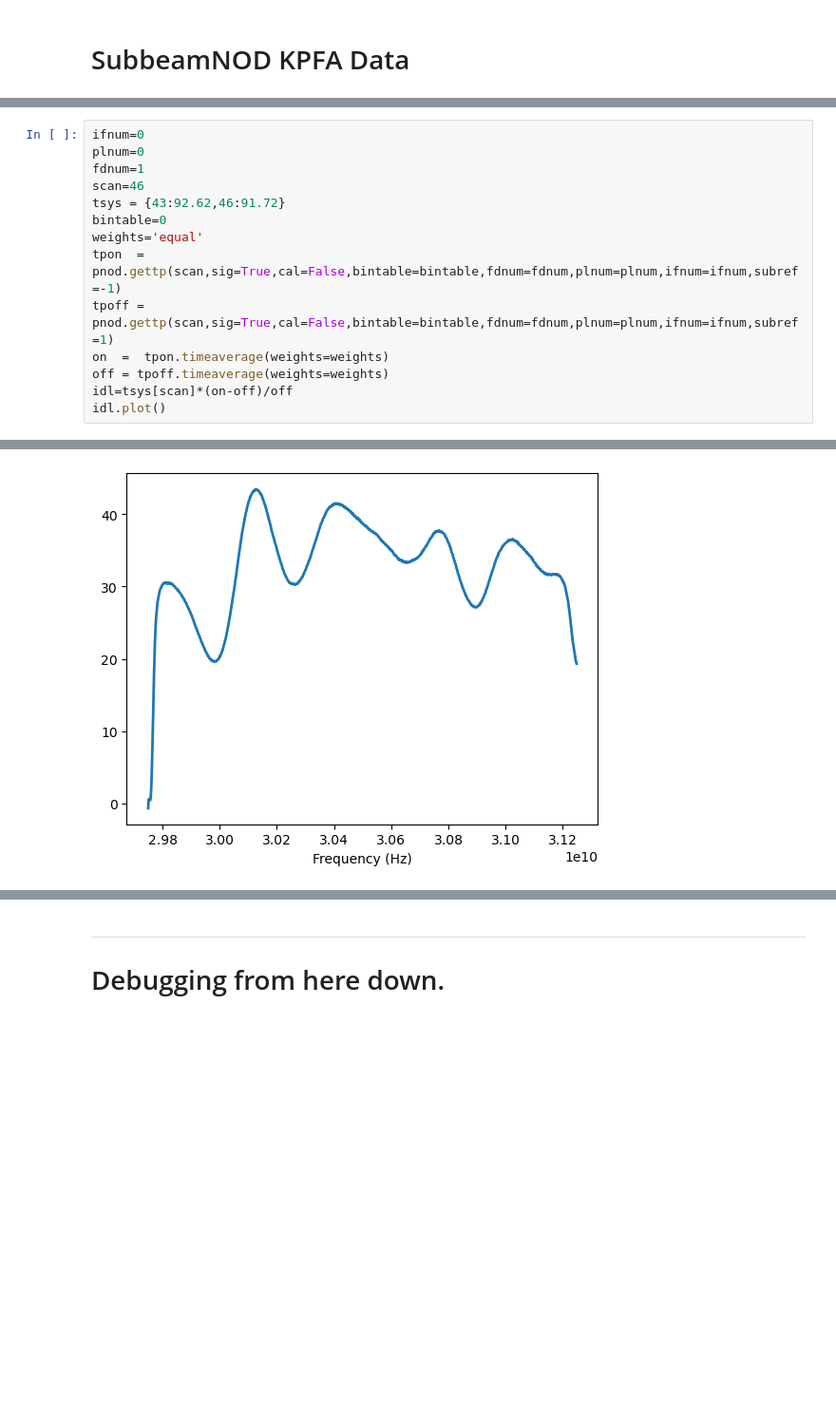
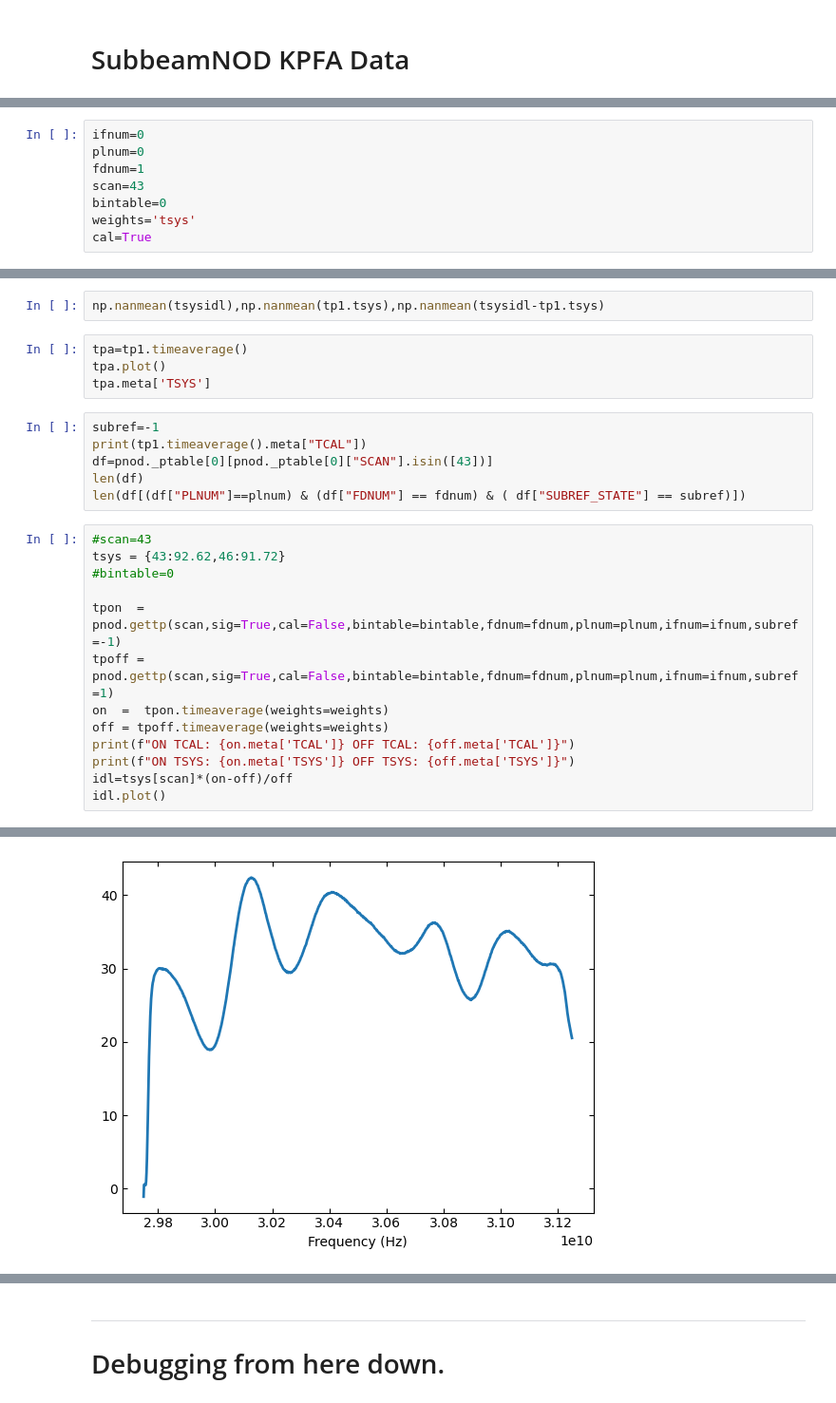
Before and after one commit to GreenBankObservatory/dysh, a Jupyter notebook: notebooks/test_sdfits.ipynb, the cells around one changed output, grey strips where cells are left out. Shown at 95% size. Saved outputs shown, nothing was run; the diff lists cells and outputs as text; blank space fills up the shorter version.

```diff
--- a/notebooks/test_sdfits.ipynb
+++ b/notebooks/test_sdfits.ipynb
@@ -146,0 +394,8 @@ WARNING: UnitsWarning: 'UTC' did not parse as fits unit: At col 0, Unit 'UTC' no
+# %%
+ifnum=0
+plnum=0
+fdnum=1
+scan=43
+bintable=0
+weights='tsys'
+cal=True
@@ -147,15 +453,26 @@ WARNING: UnitsWarning: 'UTC' did not parse as fits unit: At col 0, Unit 'UTC' no
+# %%
+np.nanmean(tsysidl),np.nanmean(tp1.tsys),np.nanmean(tsysidl-tp1.tsys)
+# %%
+tpa=tp1.timeaverage()
+tpa.plot()
+tpa.meta['TSYS']
+# %%
+subref=-1
+print(tp1.timeaverage().meta["TCAL"])
+df=pnod._ptable[0][pnod._ptable[0]["SCAN"].isin([43])]
+len(df)
+len(df[(df["PLNUM"]==plnum) & (df["FDNUM"] == fdnum) & ( df["SUBREF_STATE"] == subref)])
 # %%
-ifnum=0
-plnum=0
-fdnum=1
-scan=46
+#scan=43
 tsys = {43:92.62,46:91.72}
-bintable=0
-weights='equal'
+#bintable=0
+
 tpon  = pnod.gettp(scan,sig=True,cal=False,bintable=bintable,fdnum=fdnum,plnum=plnum,ifnum=ifnum,subref=-1)
 tpoff = pnod.gettp(scan,sig=True,cal=False,bintable=bintable,fdnum=fdnum,plnum=plnum,ifnum=ifnum,subref=1)
 on  =  tpon.timeaverage(weights=weights)
 off = tpoff.timeaverage(weights=weights)
+print(f"ON TCAL: {on.meta['TCAL']} OFF TCAL: {off.meta['TCAL']}")
+print(f"ON TSYS: {on.meta['TSYS']} OFF TSYS: {off.meta['TSYS']}")
 idl=tsys[scan]*(on-off)/off
 idl.plot()
 # %% [output]
@@ -180 +496 @@ TPSCAN nrows = 47
-[figure, old version]
+[figure, new version]
```
Also changed, not shown: parts of 41 cells of this notebook, 1 other file.
